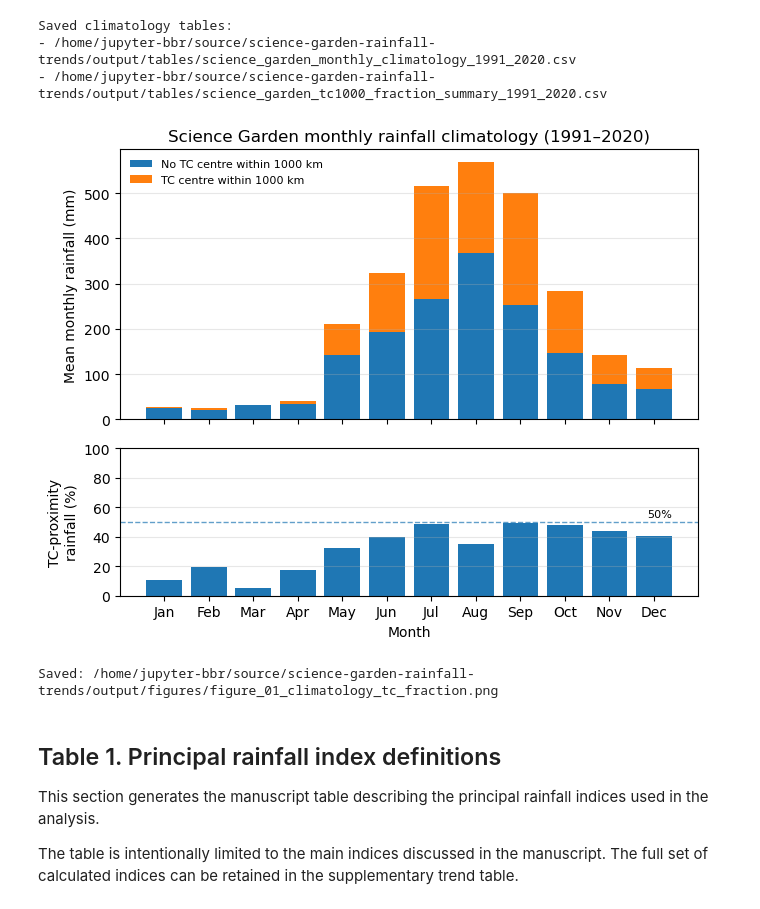
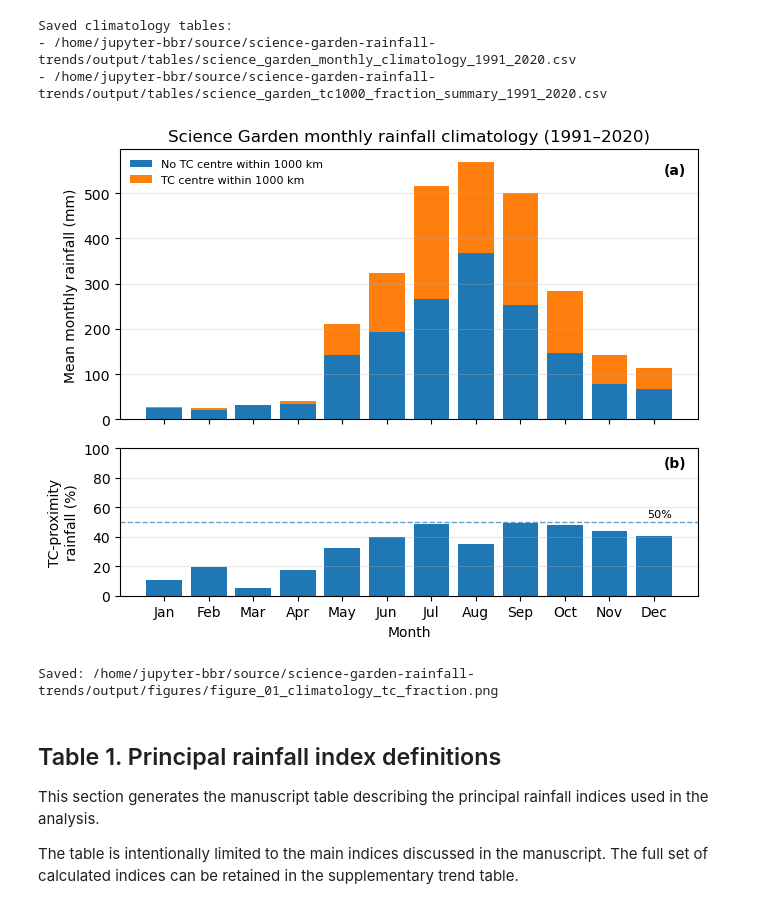
Before and after one commit to baracoma/science-garden-rainfall-trends, a Jupyter notebook: 02_analysis_and_figures.ipynb, the cells around one changed output. Drawn from its saved outputs; the diff is of its cells as text; code cells hidden in the pictures.

```diff
--- a/02_analysis_and_figures.ipynb
+++ b/02_analysis_and_figures.ipynb
@@ -73,8 +73,8 @@ TC_FILTER_COL = "tc_1000km"
 DRY_MONTHS = [11, 12, 1, 2, 3, 4]
 WET_MONTHS = [5, 6, 7, 8, 9, 10]
 
-DRY_SEASON_LABEL = "Nov-Apr"
-WET_SEASON_LABEL = "May-Oct"
+DRY_SEASON_LABEL = "Dry season (Nov-Apr)"
+WET_SEASON_LABEL = "Wet season (May-Oct)"
 
 SEASON_ORDER = [DRY_SEASON_LABEL, WET_SEASON_LABEL]
 
@@ -630,6 +630,25 @@ month_labels = monthly_climatology["month_label"]
 nontc_vals = monthly_climatology["mean_nontc1000_rainfall_mm"]
 tc_vals = monthly_climatology["mean_tc1000_rainfall_mm"]
 fraction_vals = monthly_climatology["tc1000_fraction_percent"]
+
+# Helper for panel labels
+def add_panel_label(ax, label):
+    ax.text(
+        0.98,
+        0.95,
+        label,
+        transform=ax.transAxes,
+        ha="right",
+        va="top",
+        fontsize=10,
+        fontweight="bold",
+        bbox={
+            "boxstyle": "round,pad=0.18",
+            "facecolor": "white",
+            "edgecolor": "none",
+            "alpha": 0.75,
+        },
+    )
 
 # -----------------------------
 # Panel a: Stacked rainfall climatology
@@ -654,28 +673,7 @@ ax.set_title(f"Science Garden monthly rainfall climatology ({CLIM_START}–{CLIM
 ax.grid(axis="y", alpha=0.3)
 ax.legend(frameon=False, fontsize=8, loc="upper left")
 
-# # Optional season labels
-# ax.axvspan(-0.5, 3.5, alpha=0.1)
-# ax.axvspan(9.5, 11.5, alpha=0.1)
-# ax.axvspan(3.5, 9.5, alpha=0.04)
-
-# ax.text(
-#     1.5,
-#     ax.get_ylim()[1] * 0.94,
-#     DRY_SEASON_LABEL,
-#     ha="center",
-#     va="top",
-#     fontsize=8
-# )
-
-# ax.text(
-#     6.5,
-#     ax.get_ylim()[1] * 0.94,
-#     WET_SEASON_LABEL,
-#     ha="center",
-#     va="top",
-#     fontsize=8
-# )
+add_panel_label(ax, "(a)")
 
 # -----------------------------
 # Panel b: TC-proximity rainfall fraction
@@ -685,34 +683,36 @@ ax = axes[1]
 ax.bar(
     x,
     fraction_vals
 )
 
 ax.axhline(50, linewidth=1, linestyle="--", alpha=0.7)
 
 ax.set_ylabel("TC-proximity\nrainfall (%)")
 ax.set_xlabel("Month")
 ax.set_ylim(0, 100)
 ax.grid(axis="y", alpha=0.3)
 
 ax.set_xticks(x)
 ax.set_xticklabels(month_labels)
 
 ax.text(
     11.4,
     52,
     "50%",
     ha="right",
     va="bottom",
     fontsize=8
 )
 
+add_panel_label(ax, "(b)")
+
 plt.tight_layout()
 plt.savefig(FIGURE_01_CLIMATOLOGY_ONLY_PATH, dpi=FIGURE_DPI, bbox_inches="tight")
 plt.show()
 
 print(f"Saved: {FIGURE_01_CLIMATOLOGY_ONLY_PATH}")
 # %% [output]
-[figure, old version]
+[figure, new version]
 Saved: /home/jupyter-bbr/source/science-garden-rainfall-trends/output/figures/figure_01_climatology_tc_fraction.png
 # %% [markdown]
 ## Table 1. Principal rainfall index definitions
```
Also changed, not shown: parts of 24 cells of this notebook, 2 other files.
